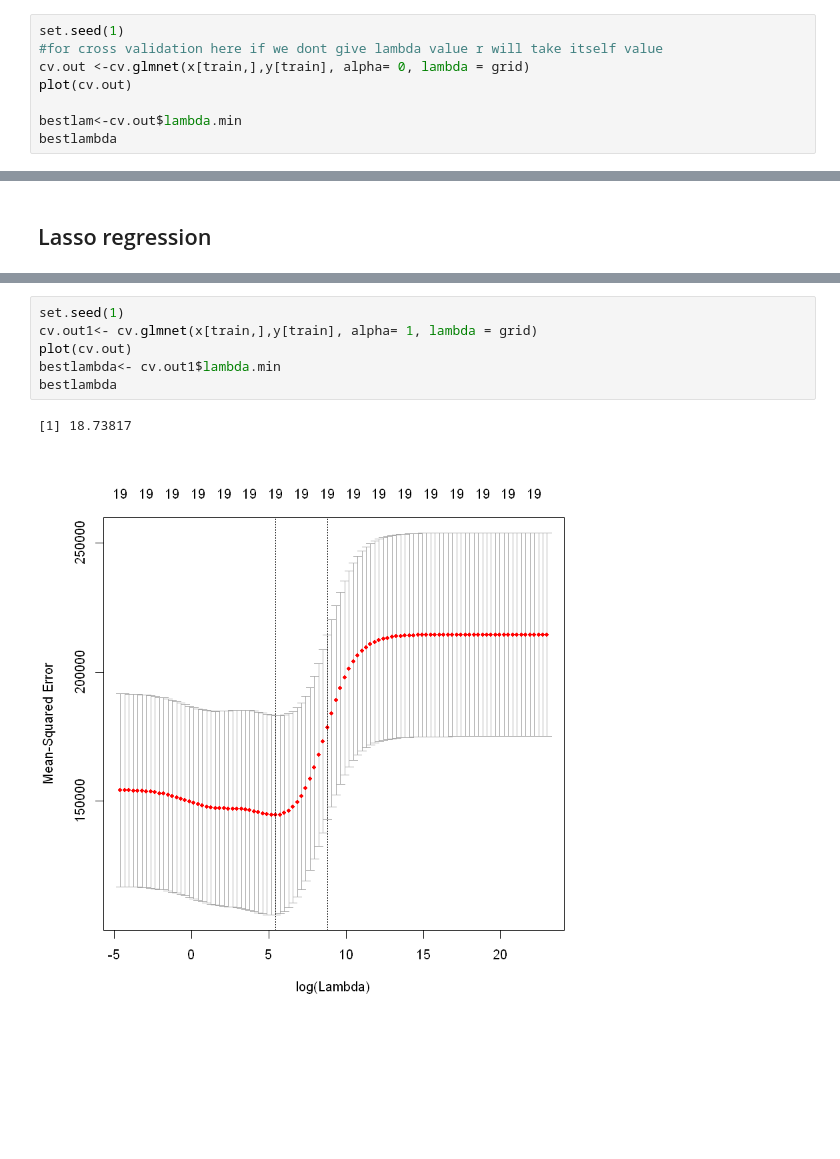
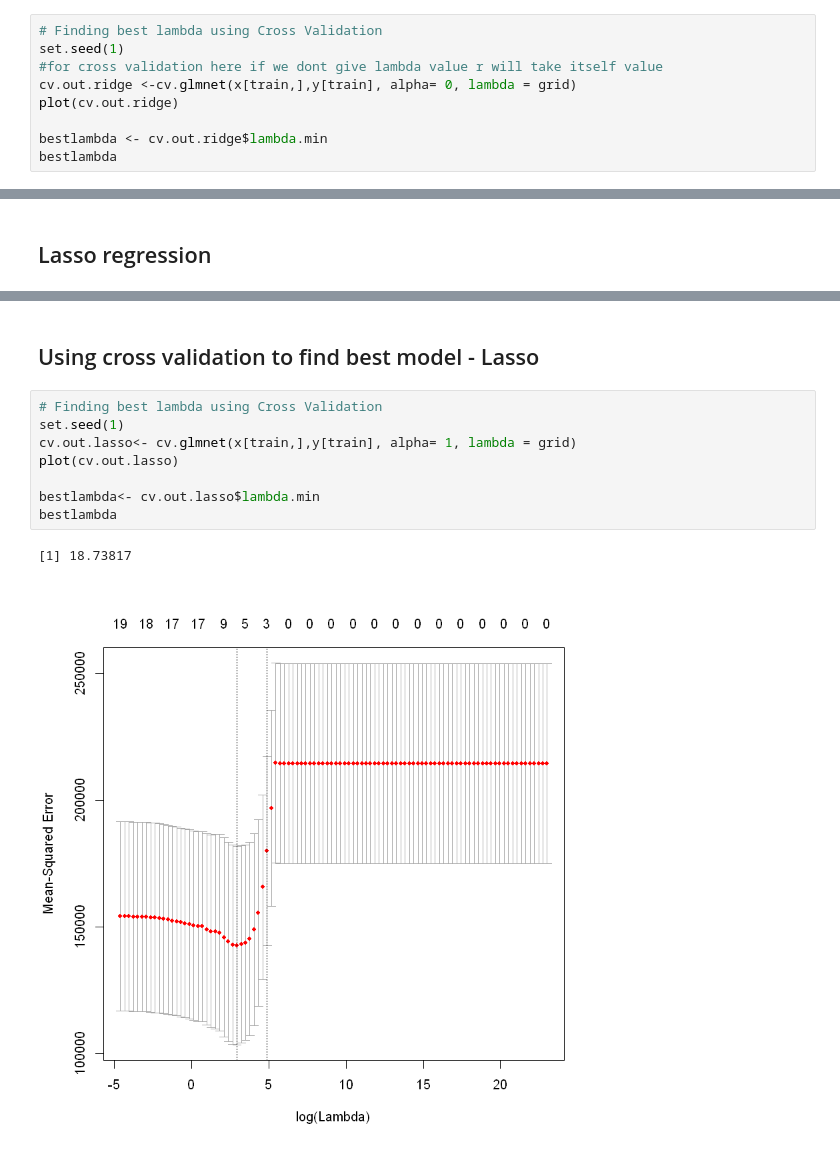
Before and after one commit to nkjadhav/Practise-R, a Jupyter notebook: Day 7/300818.ipynb, the cells around one changed output, grey strips where cells are left out. Cells and saved outputs as stored; diff of their text form; blank space fills up the shorter version.

Commit message:
Lasso and Ridge added

```diff
--- a/Day 7/300818.ipynb
+++ b/Day 7/300818.ipynb
@@ -225,9 +237,10 @@ RSS3
 # %%
+# Finding best lambda using Cross Validation
 set.seed(1)
 #for cross validation here if we dont give lambda value r will take itself value
-cv.out <-cv.glmnet(x[train,],y[train], alpha= 0, lambda = grid)
-plot(cv.out)
+cv.out.ridge <-cv.glmnet(x[train,],y[train], alpha= 0, lambda = grid)
+plot(cv.out.ridge)
 
-bestlam<-cv.out$lambda.min
+bestlambda <- cv.out.ridge$lambda.min
 bestlambda
 # %% [output]
@@ -246,10 +287,14 @@ RSS4
+# %% [markdown]
+## Using cross validation to find best model - Lasso
 # %%
+# Finding best lambda using Cross Validation
 set.seed(1)
-cv.out1<- cv.glmnet(x[train,],y[train], alpha= 1, lambda = grid)
-plot(cv.out)
-bestlambda<- cv.out1$lambda.min
+cv.out.lasso<- cv.glmnet(x[train,],y[train], alpha= 1, lambda = grid)
+plot(cv.out.lasso)
+
+bestlambda<- cv.out.lasso$lambda.min
 bestlambda
 # %% [output]
 [1] 18.73817
-[figure, old version]
+[figure, new version]
 # %%
```
Also changed, not shown: parts of 20 cells of this notebook.
